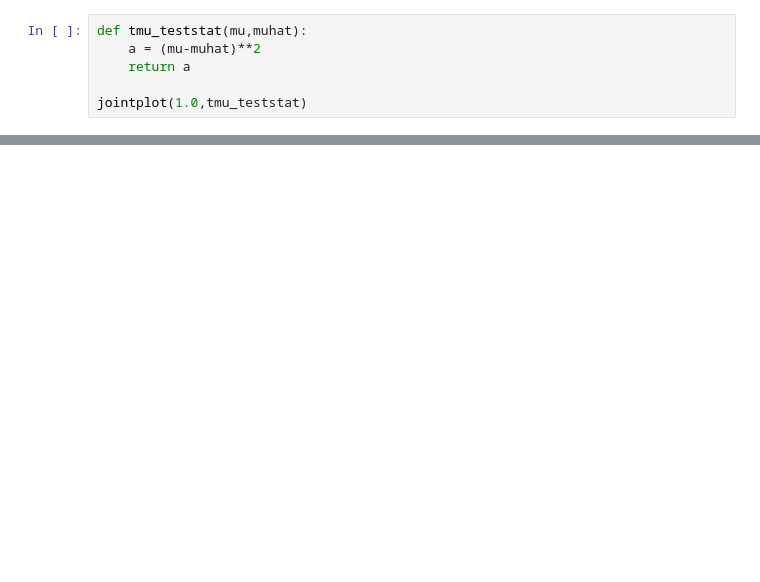
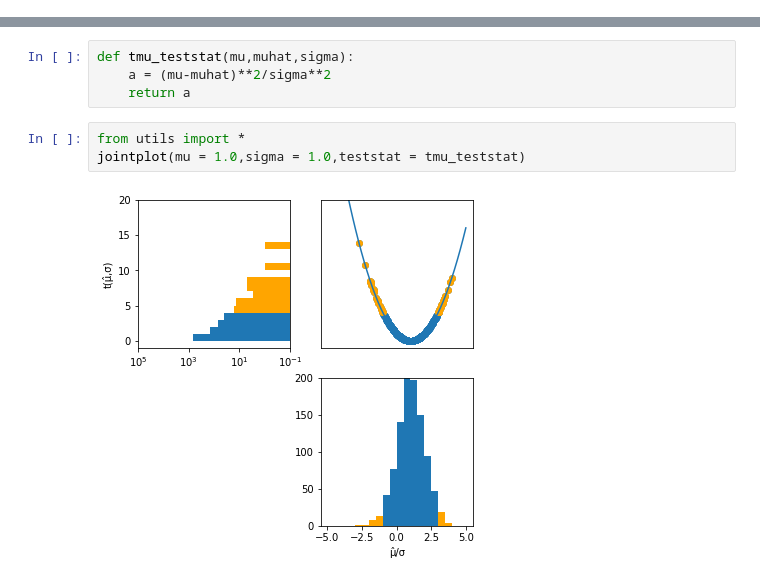
Before and after one commit to pineappleslikei/pyhf, a Jupyter notebook: docs/examples/notebooks/learn/neyman/NeymanConstruction.ipynb, the cells around one changed output, grey strips where cells are left out. Cells and saved outputs as stored; diff of their text form; blank space fills up the shorter version.

```diff
--- a/docs/examples/notebooks/learn/neyman/NeymanConstruction.ipynb
+++ b/docs/examples/notebooks/learn/neyman/NeymanConstruction.ipynb
@@ -97,6 +0,0 @@ def jointplot(mu,teststat,tcut = 4):
-# %%
-def tmu_teststat(mu,muhat):
-    a = (mu-muhat)**2
-    return a
-
-jointplot(1.0,tmu_teststat)
@@ -292,0 +65,9 @@ f.set_size_inches(3,24)
+# %%
+def tmu_teststat(mu,muhat,sigma):
+    a = (mu-muhat)**2/sigma**2
+    return a
+# %%
+from utils import *
+jointplot(mu = 1.0,sigma = 1.0,teststat = tmu_teststat)
+# %% [output]
+[figure, added]
```
Also changed, not shown: parts of 38 cells of this notebook, 1 other file.
